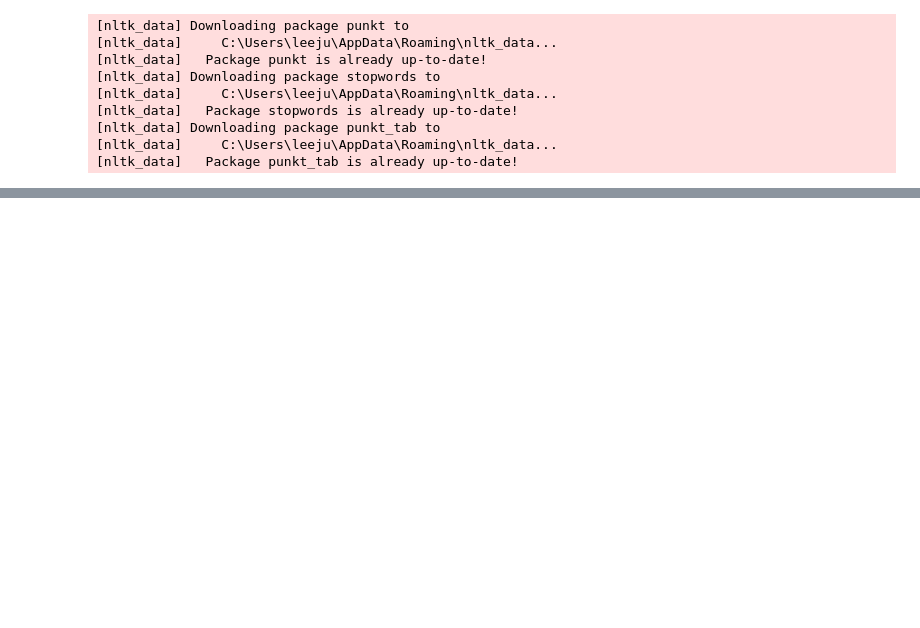
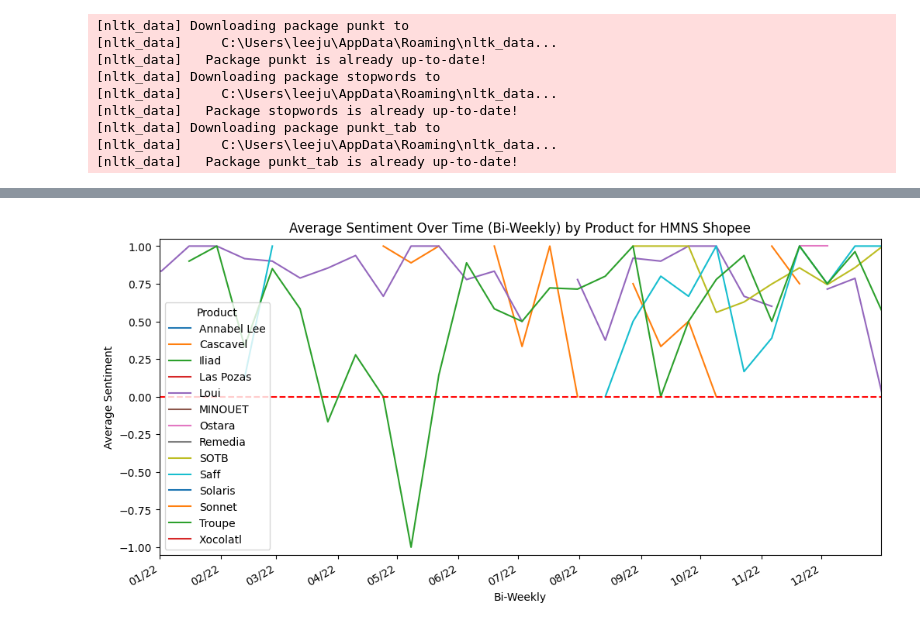
Before and after one commit to JHoeLee/LLMxDF, a Jupyter notebook: Givaudan_explore.ipynb, the cells around one changed output, grey strips where cells are left out. Cells and saved outputs as stored; diff of their text form; code cells hidden in the pictures; blank space fills up the shorter version.

```diff
--- a/Givaudan_explore.ipynb
+++ b/Givaudan_explore.ipynb
@@ -149,0 +307,29 @@ givaudan_df.to_excel('Givaudan/Givaudan_Reviews_with_Categories.xlsx', index=Fal
+# %%
+# Filter the dataframe for "HMNS Shopee" brand
+saff_co_df = categories_df[categories_df['Brand'] == 'Saff & Co shopee']
+
+# Group by Review Date and Product, then calculate the mean Average_Sentiment
+biweekly_sentiments_by_product = saff_co_df.groupby([pd.Grouper(key='Review Date', freq='2W'), 'Product'])['Average_Sentiment'].mean().unstack()
+
+# Plot the data
+plt.figure(figsize=(12, 6))
+biweekly_sentiments_by_product.plot(kind='line', ax=plt.gca())
+plt.axhline(y=0, color='red', linestyle='--')  # Add a red line at y=0
+plt.xlabel('Bi-Weekly')
+plt.ylabel('Average Sentiment')
+plt.title('Average Sentiment Over Time (Bi-Weekly) by Product for HMNS Shopee')
+plt.xlim(pd.Timestamp('2022-01-01'), pd.Timestamp('2022-12-31'))
+plt.ylim(-1.05, 1.05)  # Set y-axis limits
+
+# Set x-axis major locator to month and formatter to show month and year in mm/yy format
+plt.gca().xaxis.set_major_locator(mdates.MonthLocator())
+plt.gca().xaxis.set_major_formatter(mdates.DateFormatter('%m/%y'))
+
+# Show alternate labels
+xticks = plt.gca().get_xticks()
+plt.gca().set_xticks(xticks[::1])
+
+plt.legend(title='Product')
+plt.show()
+# %% [output]
+[figure, added]
```
Also changed, not shown: parts of 25 cells of this notebook, 2 other files.
